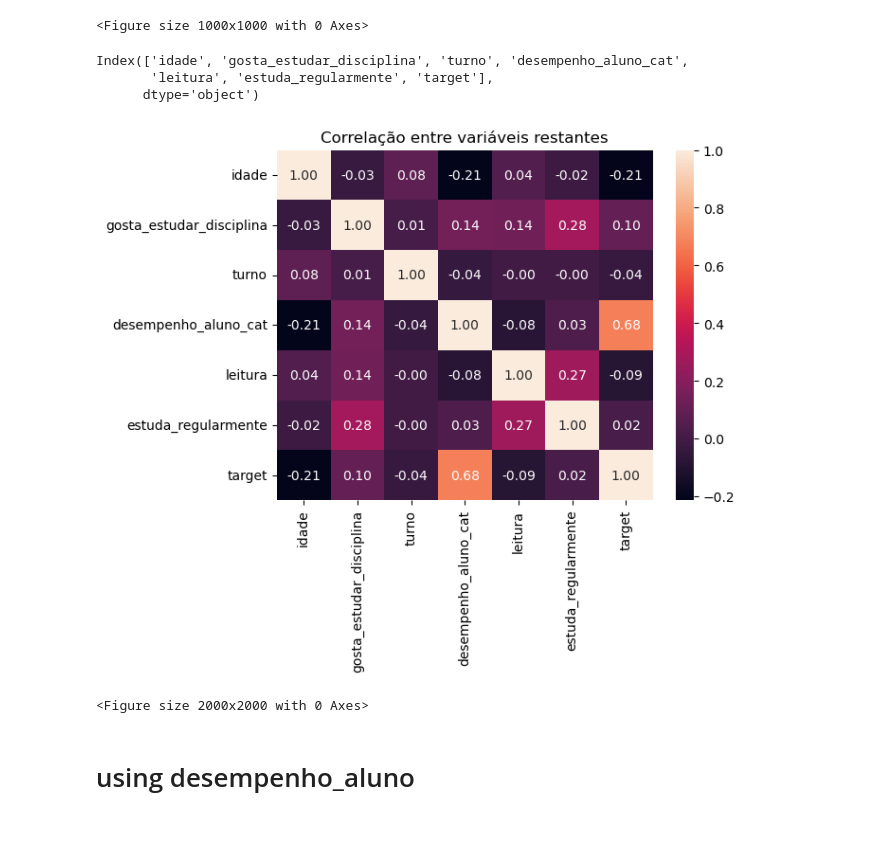
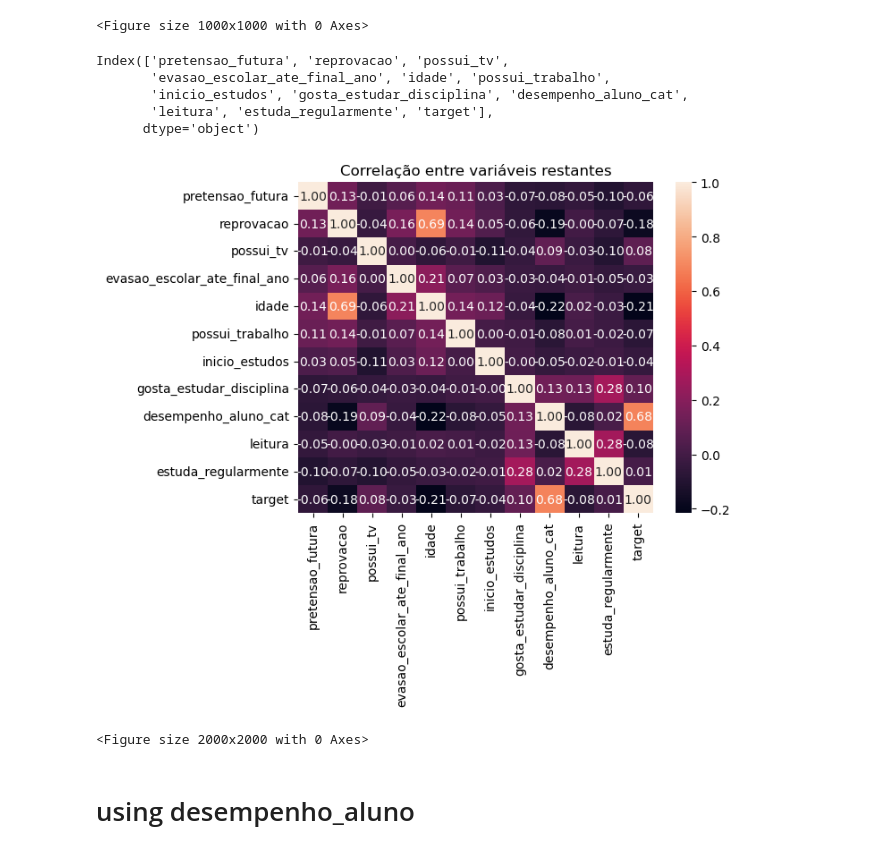
Before and after one commit to JamboTechUFPB/SAEB_Classificador, a Jupyter notebook: treatment_analysis/analysis-FE.ipynb, the cells around one changed output. Cells and saved outputs as stored; diff of their text form; code cells hidden in the pictures.

```diff
--- a/treatment_analysis/analysis-FE.ipynb
+++ b/treatment_analysis/analysis-FE.ipynb
@@ -8,7 +8,7 @@ cwd = os.getcwd()
 ROOT = os.path.join(cwd, '../')
 DATA_FOLDER = os.path.join(ROOT, 'data/')
 
-df = pd.read_pickle(os.path.join(DATA_FOLDER, 'saeb_treated_new.pkl'))
+df = pd.read_pickle(os.path.join(DATA_FOLDER, 'saeb_pb_2017-2007_cleaned.pkl'))
 
 df = df.dropna()
 print(len(df))
@@ -149,35 +150,39 @@ plt.show()
 <Figure size 1000x1000 with 0 Axes>
 # %%
 # heatmap for columns relationship
-exclude = ['ano', 'sigla_uf', 'escola_publica', 'id_aluno', 'situacao_censo',
+exclude = ['ano', 'escola_publica', 'id_aluno',
        'disciplina', 'proficiencia', 'erro_padrao', 'proficiencia_saeb',
        'erro_padrao_saeb', 'desempenho_aluno', 'sexo', 'raca_cor',
        'ano_nascimento']
 
 exclude += [col for col in df.columns if 'leitura_' in col]
 exclude += [col for col in df.columns if 'responsaveis_' in col]
 exclude += [col for col in df.columns if 'frequenta_' in col]
-#exclude += ['rede', 'id_escola', 'turno']
-exclude += ['serie', 'rede', 'id_escola']
+exclude += ['turno']
 exclude += [col for col in df.columns if 'tempo_' in col]
 exclude += [col for col in df.columns if 'faz_licao_casa' in col]
 exclude += [col for col in df.columns if 'correcao_licao_casa' in col]
 exclude += [col for col in df.columns if 'utiliza_biblioteca_escola' in col]
 exclude += [col for col in df.columns if 'escolaridade_mae' in col or 'escolaridade_pai' in col]
 exclude += ['possui_computador']
 
 print(df.drop(exclude, axis=1).columns)
 
+#for column in df.drop(exclude, axis=1).columns:
+    #print(column, df[column].unique())
+
 corr = df.drop(exclude, axis=1).corr()
 plt.title('Correlação entre variáveis restantes')
 sns.heatmap(corr, annot=True, fmt=".2f")
 plt.figure(figsize=(20, 20))
 plt.show()
 # %% [output]
-Index(['idade', 'gosta_estudar_disciplina', 'turno', 'desempenho_aluno_cat',
+Index(['pretensao_futura', 'reprovacao', 'possui_tv',
+       'evasao_escolar_ate_final_ano', 'idade', 'possui_trabalho',
+       'inicio_estudos', 'gosta_estudar_disciplina', 'desempenho_aluno_cat',
        'leitura', 'estuda_regularmente', 'target'],
       dtype='object')
-[figure, old version]
+[figure, new version]
 <Figure size 2000x2000 with 0 Axes>
 # %% [markdown]
 # using desempenho_aluno
```
Also changed, not shown: parts of 17 cells of this notebook, 10 other files.
